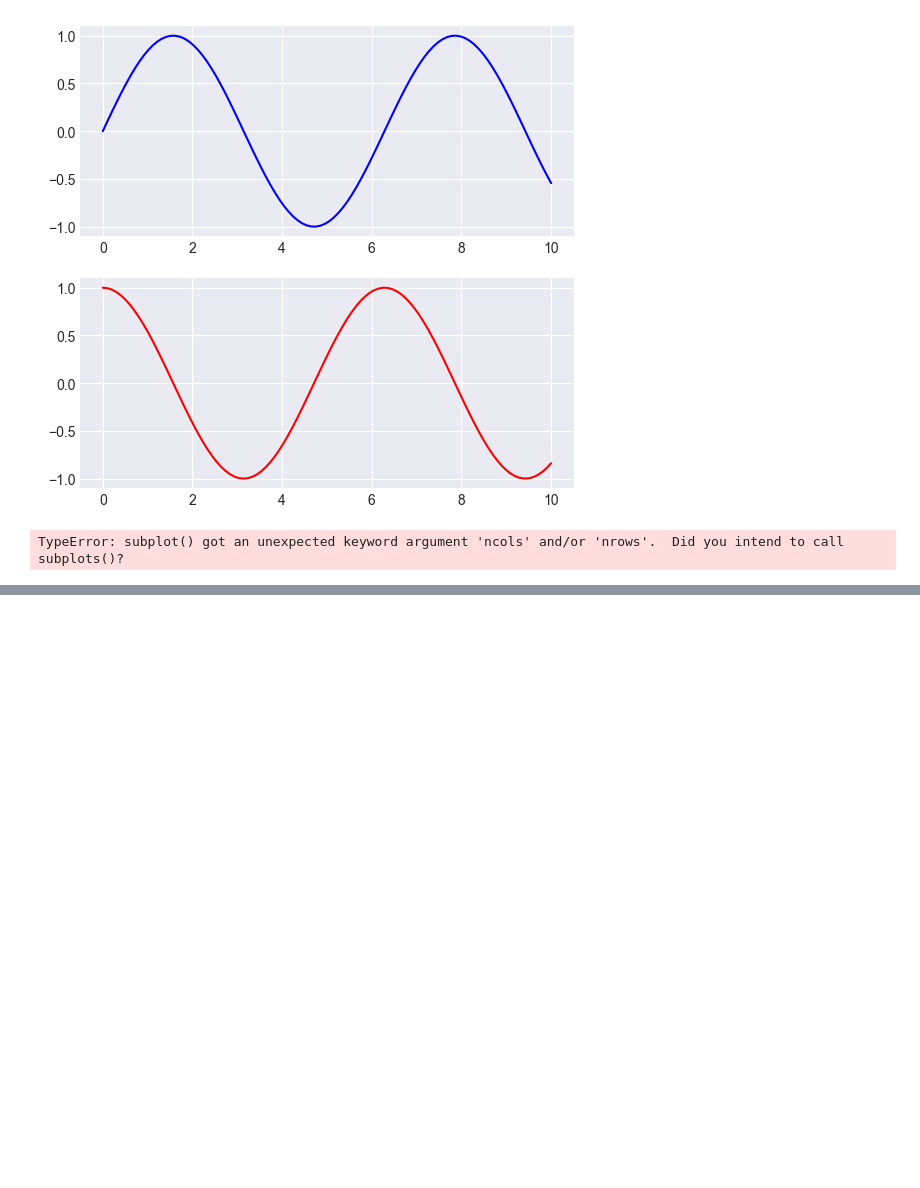
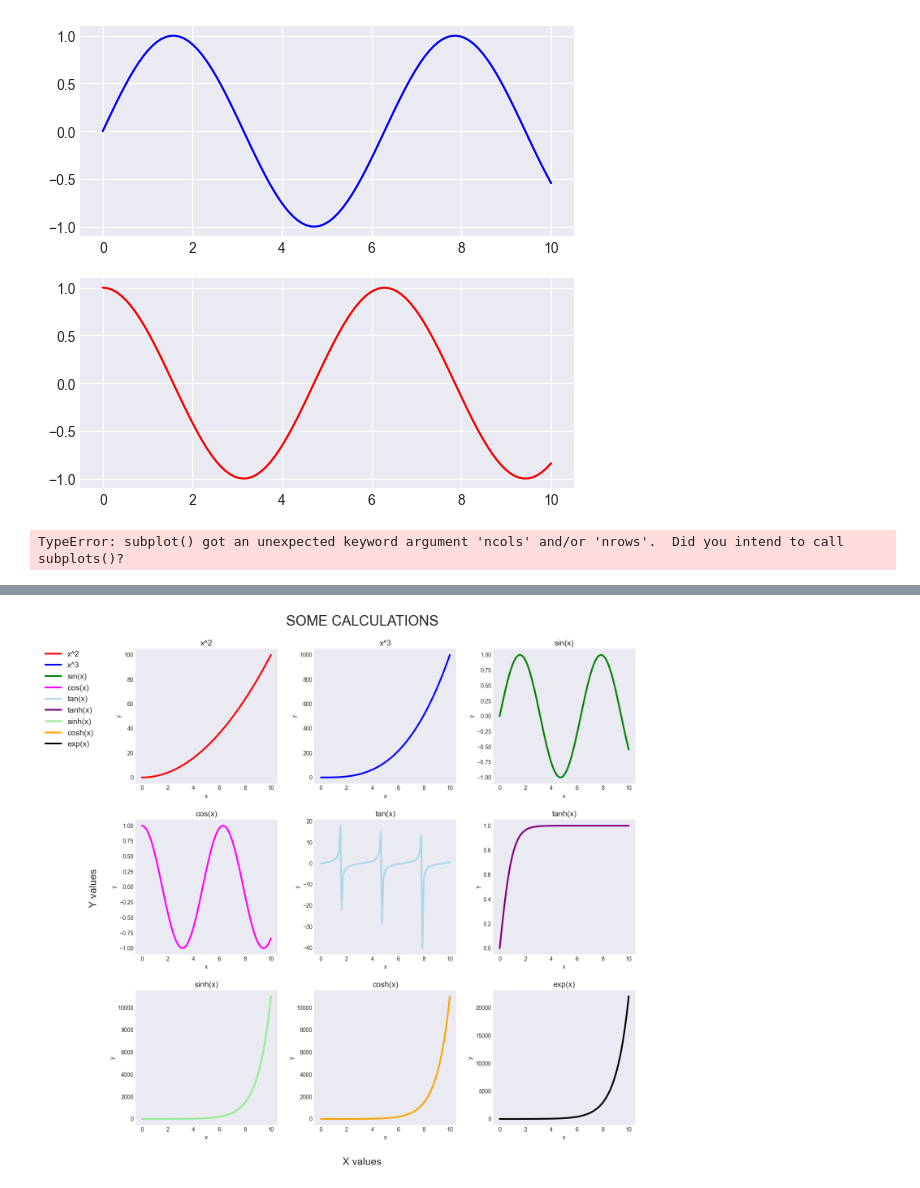
Before and after one commit to necmettinalver/Data-Science-Bootcamp, a Jupyter notebook: 24.11.2022 - matplotlib library code/241122.ipynb, the cells around one changed output, grey strips where cells are left out. Cells and saved outputs as stored; diff of their text form; code cells hidden in the pictures; blank space fills up the shorter version.

```diff
--- a/24.11.2022 - matplotlib library code/241122.ipynb
+++ b/24.11.2022 - matplotlib library code/241122.ipynb
@@ -272,0 +302,47 @@ TypeError: subplot() got an unexpected keyword argument 'ncols' and/or 'nrows'.
+# %%
+x = np.linspace(0,10,100)
+y1 = np.power(x,2)
+y2 = np.power(x,3)
+y3 = np.sin(x)
+y4 = np.cos(x)
+y5 = np.tan(x)
+y6 = np.tanh(x)
+y7 = np.sinh(x)
+y8 = np.cosh(x)
+y9 = np.exp(x)
+
+fig1, ax1 = plt.subplots(nrows=3, ncols=3, figsize=(14,14))
+
+calcs = (y1,y2,y3,y4,y5,y6,y7,y8,y9)
+titles = ('x^2','x^3','sin(x)','cos(x)','tan(x)','tanh(x)','sinh(x)','cosh(x)','exp(x)')
+colors = ("red","blue","green","magenta","lightblue","purple","lightgreen","orange","black")
+
+for temp, ij in enumerate([(i,j) for i in range(3) for j in range(3)]):
+    i,j=ij[0],ij[1]
+
+    # calculations and labels (for legend)
+    ax1[i,j].plot(x,calcs[temp], c=colors[temp], linewidth=3, label=titles[temp])
+
+    # titles
+    ax1[i,j].set_title(titles[temp], fontsize=14)
+
+    # x and y labels
+    ax1[i,j].set_xlabel("x")
+    ax1[i,j].set_ylabel("y")
+
+    # adding grid
+    ax1[i,j].grid()
+
+    # to carry labels to perimeter
+# for ax in ax1.flat:
+#     ax.label_outer()
+
+fig1.suptitle("SOME CALCULATIONS", fontsize=25)
+fig1.supxlabel("X values", fontsize=18)
+fig1.supylabel("Y values", fontsize=18)
+fig1.legend(loc='upper left', fontsize=14, bbox_to_anchor=(-0.07, 0.93))
+fig1.tight_layout(pad=2)
+
+plt.show()
+# %% [output]
+[figure, added]
```
Also changed, not shown: parts of 3 cells of this notebook, 6 other files.
